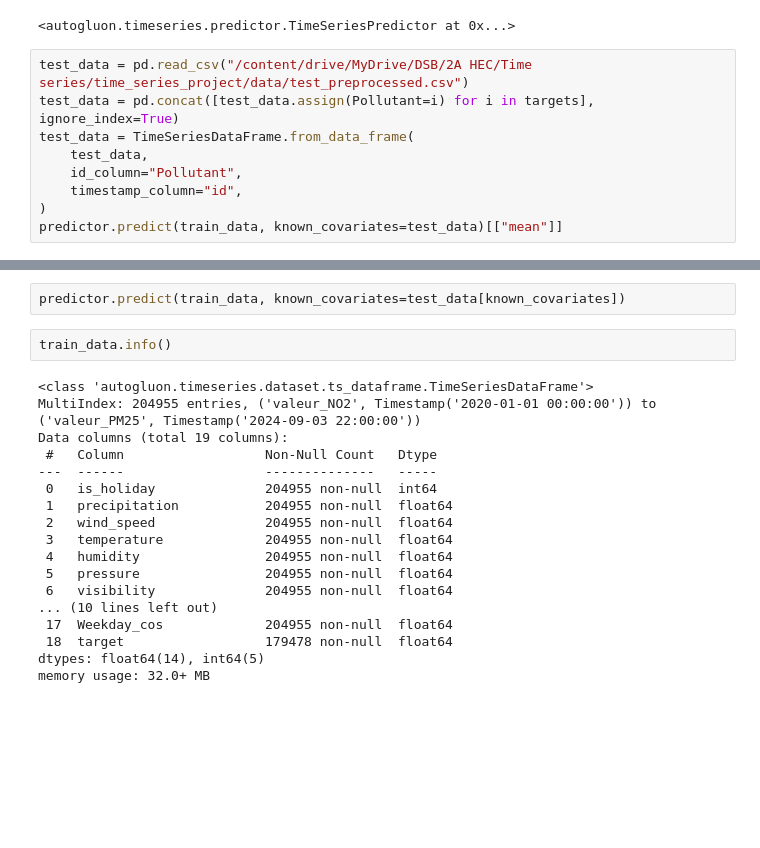
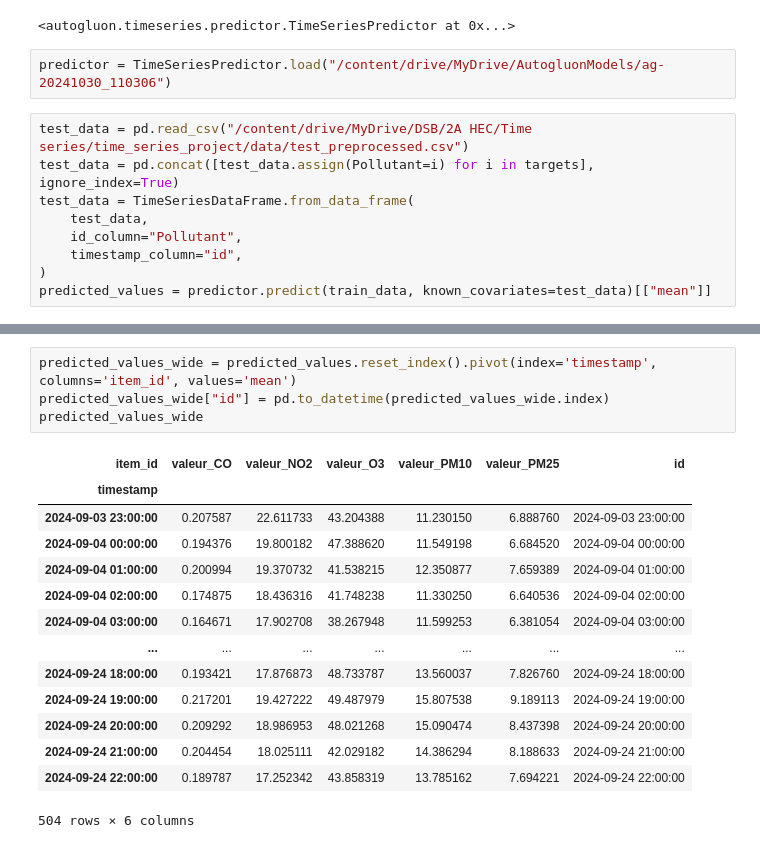
Before and after one commit to matthieudelsart/time_series_project, a Jupyter notebook: ag.ipynb, the cells around one changed output, grey strips where cells are left out. Cells and saved outputs as stored; diff of their text form; blank space fills up the shorter version.

Commit message:
second autogluon model

```diff
--- a/ag.ipynb
+++ b/ag.ipynb
@@ -213,6 +218,8 @@ Total runtime: 813.55 s
 Best model: WeightedEnsemble
 Best model score: -4.9064
 <autogluon.timeseries.predictor.TimeSeriesPredictor at 0x...>
+# %%
+predictor = TimeSeriesPredictor.load("/content/drive/MyDrive/AutogluonModels/ag-20241030_110306")
 # %%
 test_data = pd.read_csv("/content/drive/MyDrive/DSB/2A HEC/Time series/time_series_project/data/test_preprocessed.csv")
 test_data = pd.concat([test_data.assign(Pollutant=i) for i in targets], ignore_index=True)
@@ -221,4 +228,4 @@ test_data = TimeSeriesDataFrame.from_data_frame(
     id_column="Pollutant",
     timestamp_column="id",
 )
-predictor.predict(train_data, known_covariates=test_data)[["mean"]]
+predicted_values = predictor.predict(train_data, known_covariates=test_data)[["mean"]]
@@ -241,22 +232,19 @@ Model not specified in predict, will default to the model with the best validati
-# %%
-predictor.predict(train_data, known_covariates=test_data[known_covariates])
-# %%
-train_data.info()
-# %% [output]
-<class 'autogluon.timeseries.dataset.ts_dataframe.TimeSeriesDataFrame'>
-MultiIndex: 204955 entries, ('valeur_NO2', Timestamp('2020-01-01 00:00:00')) to ('valeur_PM25', Timestamp('2024-09-03 22:00:00'))
-Data columns (total 19 columns):
- #   Column                  Non-Null Count   Dtype
----  ------                  --------------   -----
- 0   is_holiday              204955 non-null  int64
- 1   precipitation           204955 non-null  float64
- 2   wind_speed              204955 non-null  float64
- 3   temperature             204955 non-null  float64
- 4   humidity                204955 non-null  float64
- 5   pressure                204955 non-null  float64
- 6   visibility              204955 non-null  float64
-... (10 lines left out)
- 17  Weekday_cos             204955 non-null  float64
- 18  target                  179478 non-null  float64
-dtypes: float64(14), int64(5)
-memory usage: 32.0+ MB
+# %%
+predicted_values_wide = predicted_values.reset_index().pivot(index='timestamp', columns='item_id', values='mean')
+predicted_values_wide["id"] = pd.to_datetime(predicted_values_wide.index)
+predicted_values_wide
+# %% [output]
+| item_id | valeur_CO | valeur_NO2 | valeur_O3 | valeur_PM10 | valeur_PM25 | id |
+| timestamp |  |  |  |  |  |  |
+| 2024-09-03 23:00:00 | 0.207587 | 22.611733 | 43.204388 | 11.230150 | 6.888760 | 2024-09-03 23:00:00 |
+| 2024-09-04 00:00:00 | 0.194376 | 19.800182 | 47.388620 | 11.549198 | 6.684520 | 2024-09-04 00:00:00 |
+| 2024-09-04 01:00:00 | 0.200994 | 19.370732 | 41.538215 | 12.350877 | 7.659389 | 2024-09-04 01:00:00 |
+| 2024-09-04 02:00:00 | 0.174875 | 18.436316 | 41.748238 | 11.330250 | 6.640536 | 2024-09-04 02:00:00 |
+| 2024-09-04 03:00:00 | 0.164671 | 17.902708 | 38.267948 | 11.599253 | 6.381054 | 2024-09-04 03:00:00 |
+| ... | ... | ... | ... | ... | ... | ... |
+| 2024-09-24 18:00:00 | 0.193421 | 17.876873 | 48.733787 | 13.560037 | 7.826760 | 2024-09-24 18:00:00 |
+| 2024-09-24 19:00:00 | 0.217201 | 19.427222 | 49.487979 | 15.807538 | 9.189113 | 2024-09-24 19:00:00 |
+| 2024-09-24 20:00:00 | 0.209292 | 18.986953 | 48.021268 | 15.090474 | 8.437398 | 2024-09-24 20:00:00 |
+| 2024-09-24 21:00:00 | 0.204454 | 18.025111 | 42.029182 | 14.386294 | 8.188633 | 2024-09-24 21:00:00 |
+| 2024-09-24 22:00:00 | 0.189787 | 17.252342 | 43.858319 | 13.785162 | 7.694221 | 2024-09-24 22:00:00 |
+504 rows × 6 columns
```
Also changed, not shown: parts of 4 cells of this notebook, 3 other files.
